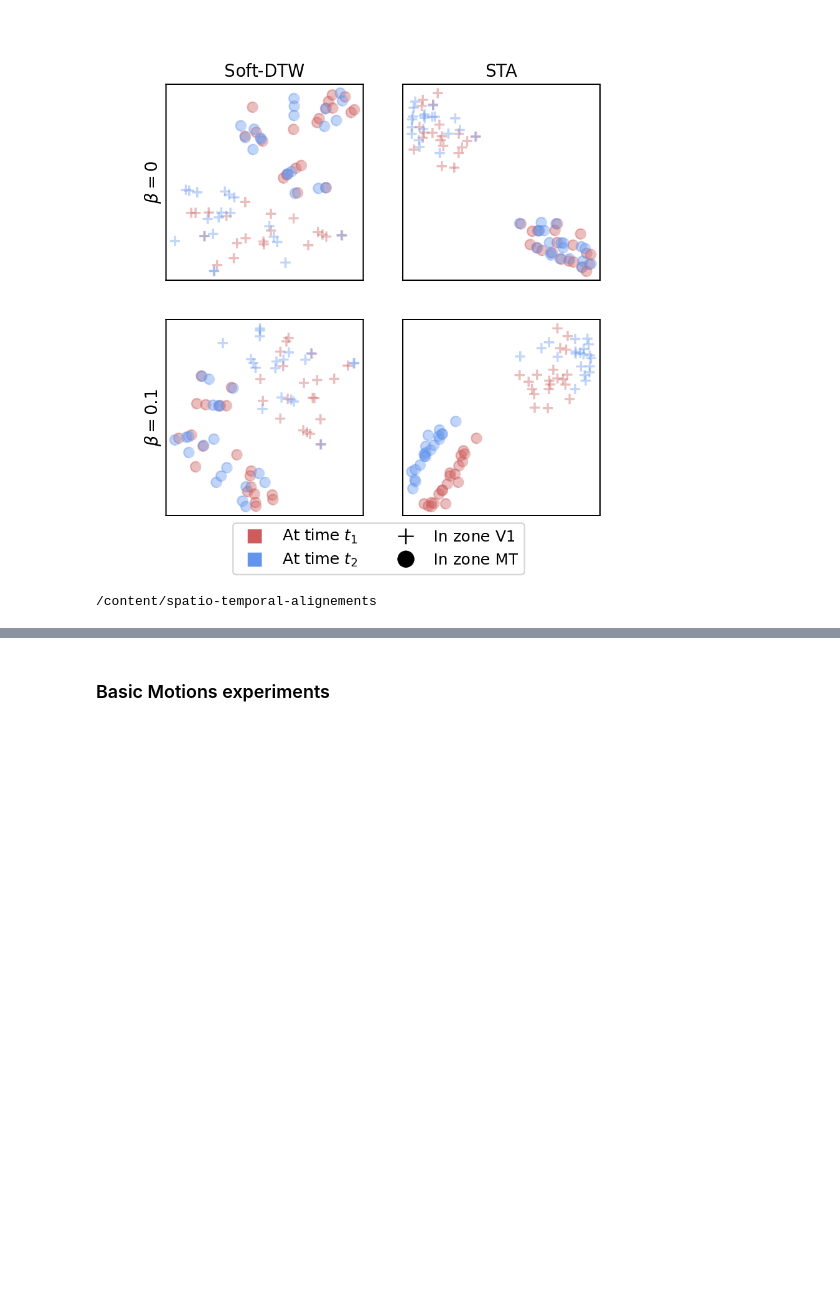
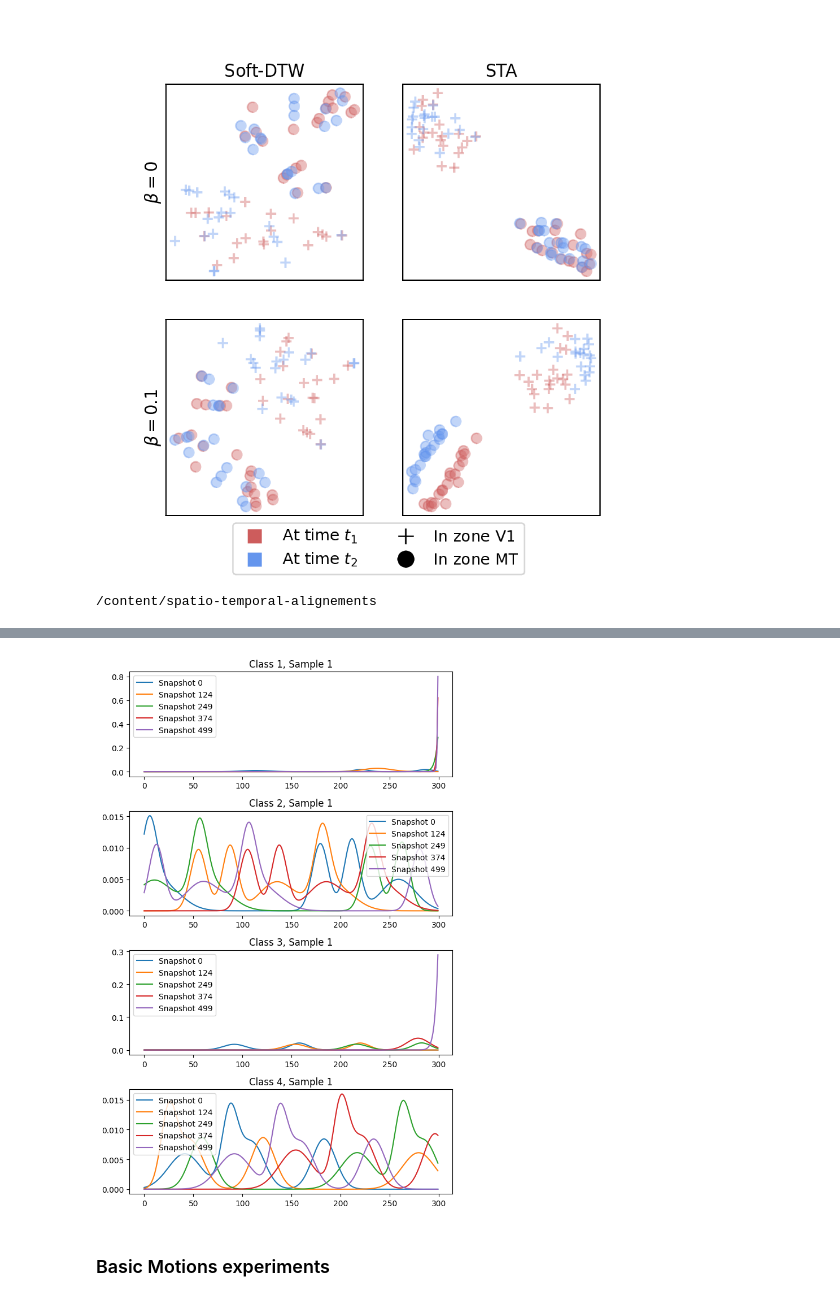
Before and after one commit to Basile-Terv/spatio-temporal-alignements, a Jupyter notebook: Training_STA_notebook.ipynb, the cells around one changed output, grey strips where cells are left out. Drawn from its saved outputs; the diff is of its cells as text; code cells hidden in the pictures; blank space fills up the shorter version.

Commit message:
Draft of evolving gaussians experiment

```diff
--- a/Training_STA_notebook.ipynb
+++ b/Training_STA_notebook.ipynb
@@ -481,0 +551,13 @@ display(Image(filename=png_path))
+# %%
+num_samples_per_class = 1
+num_timesteps = 500
+support_size = 300
+num_components_per_class = [3, 5, 2, 4]
+class_types = ["linear", "circular", "linear", "circular"]
+speeds = [1.0, -1.0, 0.5, -0.5]
+seed = 42
+
+data = generate_gaussian_mixture_data(num_samples_per_class, num_timesteps, support_size, num_components_per_class, class_types, speeds, seed)
+plot_samples(data, num_snapshots=5)
+# %% [output]
+[figure, added]
```
Also changed, not shown: parts of 4 cells of this notebook, 3 other files.
